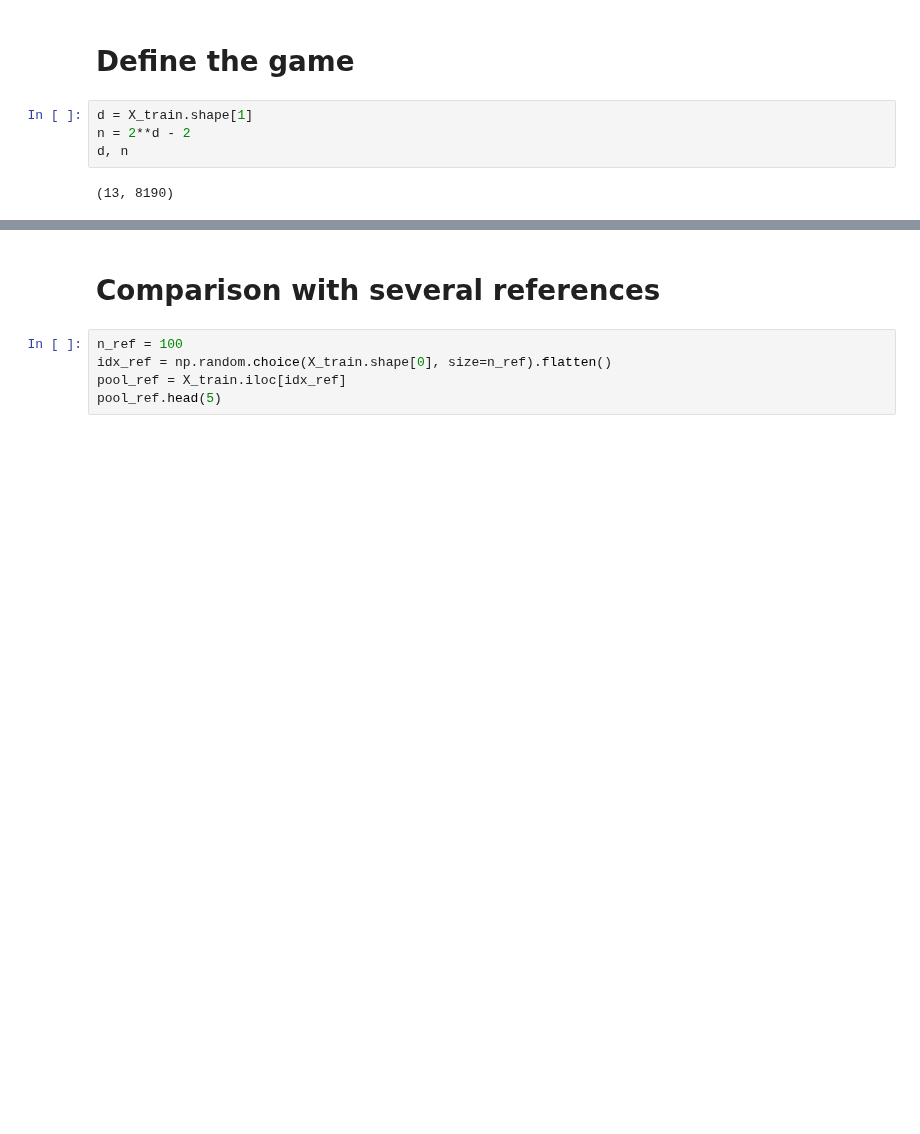
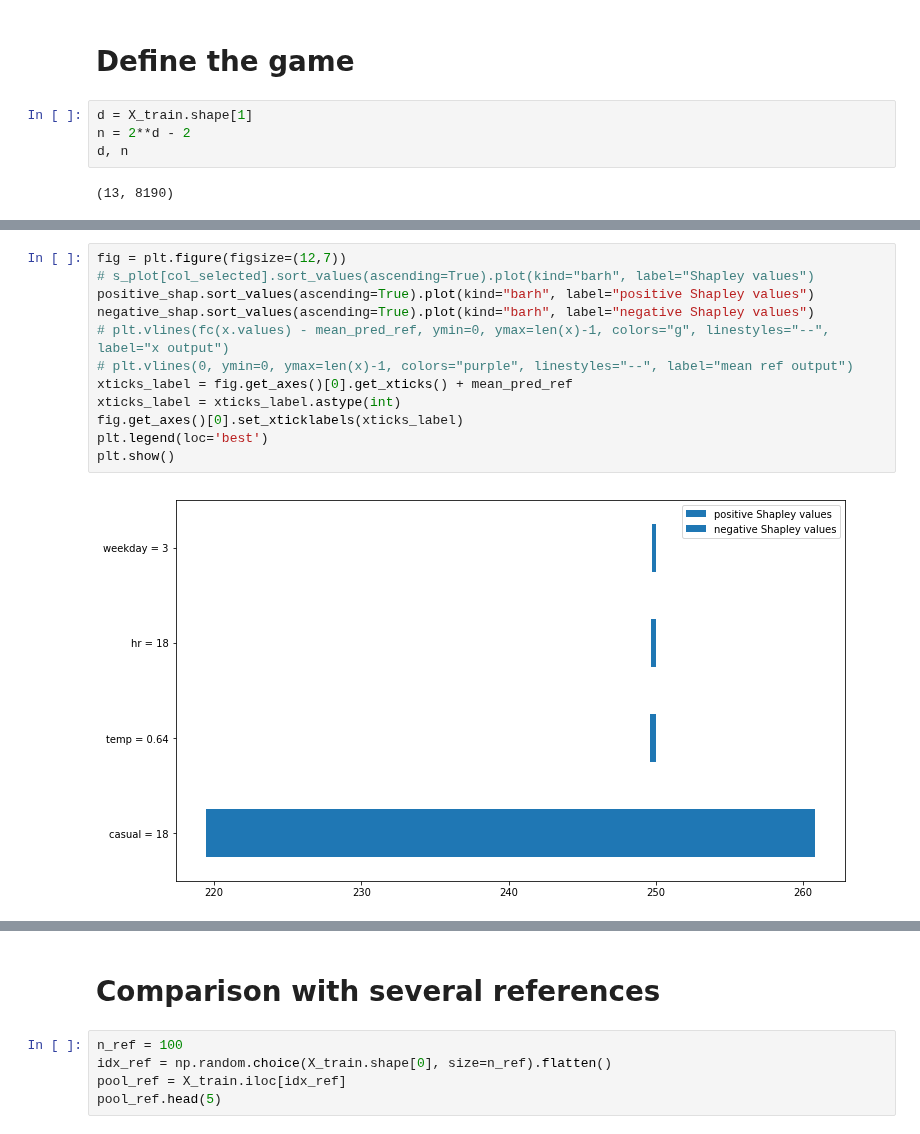
Before and after one commit to ThalesGroup/shapkit, a Jupyter notebook: tutorials/regression.ipynb, the cells around one changed output, grey strips where cells are left out. Saved outputs shown, nothing was run; the diff lists cells and outputs as text; blank space fills up the shorter version.

```diff
--- a/tutorials/regression.ipynb
+++ b/tutorials/regression.ipynb
@@ -205,0 +274,14 @@ dtype: float64
+# %%
+fig = plt.figure(figsize=(12,7))
+# s_plot[col_selected].sort_values(ascending=True).plot(kind="barh", label="Shapley values")
+positive_shap.sort_values(ascending=True).plot(kind="barh", label="positive Shapley values")
+negative_shap.sort_values(ascending=True).plot(kind="barh", label="negative Shapley values")
+# plt.vlines(fc(x.values) - mean_pred_ref, ymin=0, ymax=len(x)-1, colors="g", linestyles="--", label="x output")
+# plt.vlines(0, ymin=0, ymax=len(x)-1, colors="purple", linestyles="--", label="mean ref output")
+xticks_label = fig.get_axes()[0].get_xticks() + mean_pred_ref
+xticks_label = xticks_label.astype(int)
+fig.get_axes()[0].set_xticklabels(xticks_label)
+plt.legend(loc='best')
+plt.show()
+# %% [output]
+[figure, added]
```
Also changed, not shown: parts of 44 cells of this notebook, 5 other files.
